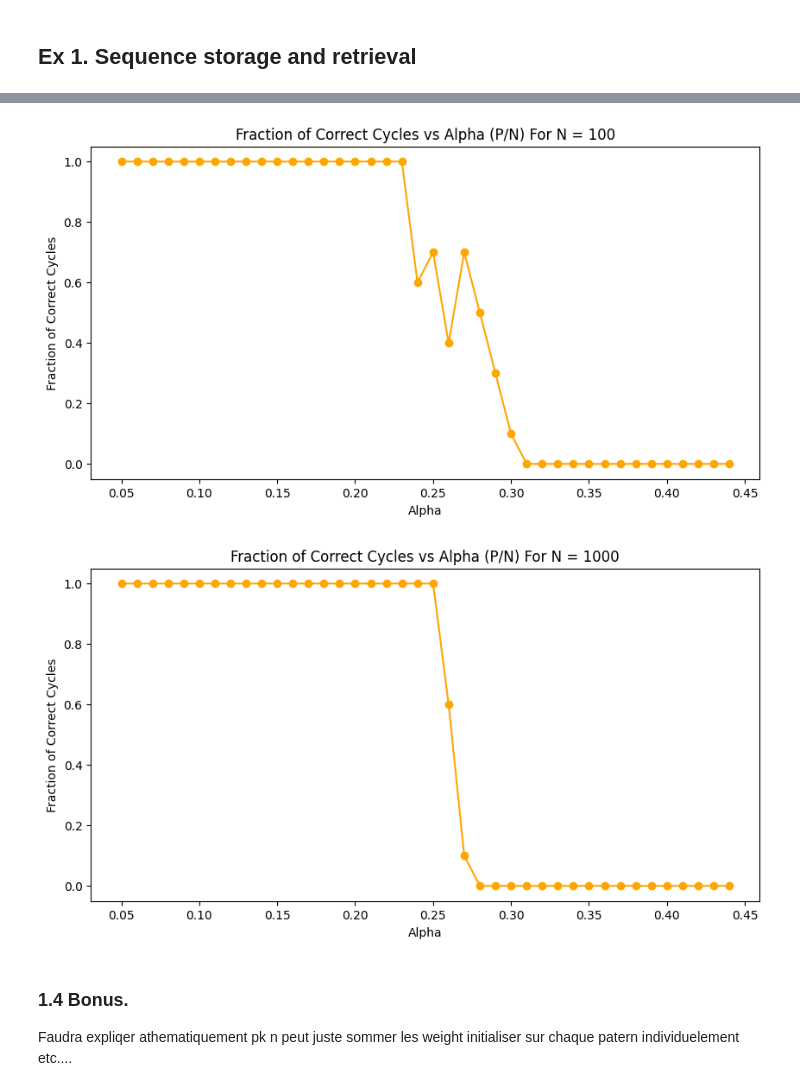
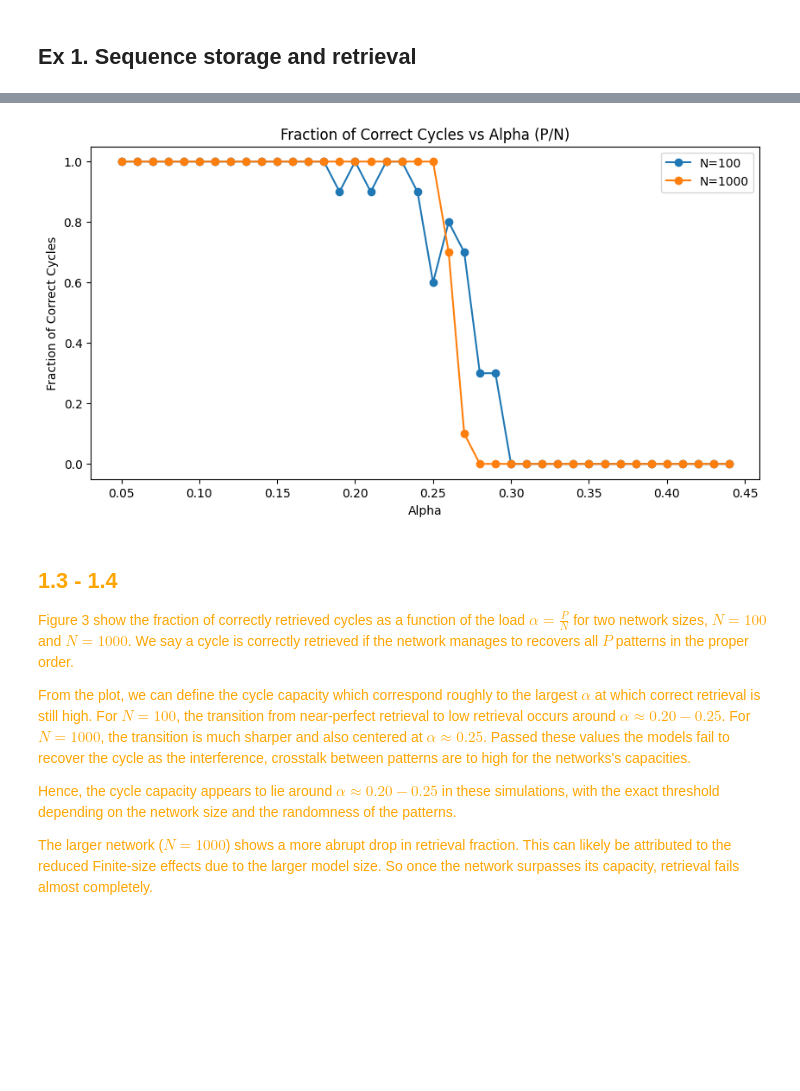
Before and after one commit to maverest/NX_465_mini_project, a Jupyter notebook: NX_465_mini_project.ipynb, the cells around one changed output, grey strips where cells are left out. Cells and saved outputs as stored; diff of their text form; code cells hidden in the pictures; blank space fills up the shorter version.

```diff
--- a/NX_465_mini_project.ipynb
+++ b/NX_465_mini_project.ipynb
@@ -276,30 +297,46 @@ Early stopping itt: 6 | Cycle not retreived in correct order 39 -> 39
 # %%
-def plot_frac_retreived_cycles_fct_network_load(N, eval_per_a = 10, alphas = np.arange(0.05, 0.45, 0.01), verbose = False):
-    retreived_frac_func_alpha = {}
-    for a in tqdm.tqdm(alphas, desc = "Alphas"):
+def get_frac_retrieved_cycles_vs_alpha(N,eval_per_a=10,alphas=np.arange(0.05, 0.45, 0.01),verbose=False):
+
+    retrieved_frac = {}
+    for a in tqdm.tqdm(alphas, desc=f"Alphas (N={N})"):
         correct_cycle = 0
-        for i in range(eval_per_a):
+        for _ in range(eval_per_a):
             P = int(N * a)
-            _,_,_,retreived = simulation(P = P, N = N, beta = 4, n_max = 2 * P, plot= False, control_cycle = True, verbose = verbose)
-            if retreived :
+            _, _, _, retrieved = simulation(
+                P=P, N=N, beta=4, n_max=2*P,
+                plot=False, control_cycle=True, verbose=verbose
+            )
+            if retrieved:
                 correct_cycle += 1
-        retreived_frac_func_alpha[a] = correct_cycle / eval_per_a
-    x = sorted(retreived_frac_func_alpha.keys())
-    y = [retreived_frac_func_alpha[k] for k in x]
-    plt.figure(figsize=(10, 5))
-    plt.plot(x, y, marker='o', color = "orange")
-    plt.title('Fraction of Correct Cycles vs Alpha (P/N) For N = {}'.format(N))
-    plt.xlabel('Alpha')
-    plt.ylabel('Fraction of Correct Cycles')
-    plt.show()
-    return retreived_frac_func_alpha
+        retrieved_frac[a] = correct_cycle / eval_per_a
 
-frac_alpha_N100 = plot_frac_retreived_cycles_fct_network_load(N = 100)
-frac_alpha_N1000 = plot_frac_retreived_cycles_fct_network_load(N = 1000)
+    x = sorted(retrieved_frac.keys())
+    y = [retrieved_frac[k] for k in x]
+    return x, y
+
+
+x_100, y_100 = get_frac_retrieved_cycles_vs_alpha(N=100)
+x_1000, y_1000 = get_frac_retrieved_cycles_vs_alpha(N=1000)
+
+plt.figure(figsize=(10, 5))
+plt.plot(x_100,  y_100,  marker='o', label='N=100')
+plt.plot(x_1000, y_1000, marker='o', label='N=1000')
+plt.title('Fraction of Correct Cycles vs Alpha (P/N)')
+plt.xlabel('Alpha')
+plt.ylabel('Fraction of Correct Cycles')
+plt.legend()
+plt.show()
 # %% [output]
-[figure, old version]
+[figure, new version]
-[figure, removed]
-# %% [markdown]
-### **1.4 Bonus.**
-
-Faudra expliqer athematiquement pk n peut juste sommer les weight initialiser sur chaque patern individuelement etc....
+# %% [markdown]
+<span style="color: orange;">
+
+## **1.3 - 1.4**
+
+Figure 3 show the fraction of correctly retrieved cycles as a function of the load $\alpha = \tfrac{P}{N}$ for two network sizes, $N=100$ and $N=1000$. We say a cycle is correctly retrieved if the network manages to recovers all $P$ patterns in the proper order.
+
+From the plot, we can define the cycle capacity which correspond roughly to the largest $\alpha$ at which correct retrieval is still high. For $N=100$, the transition from near‐perfect retrieval to low retrieval occurs around $\alpha \approx 0.20\!-\!0.25$. For $N=1000$, the transition is much sharper and also centered at $\alpha \approx 0.25$. Passed these values the models fail to recover the cycle as the interference, crosstalk between patterns are to high for the networks's capacities.
+
+Hence, the cycle capacity appears to lie around $\alpha \approx 0.20\!-\!0.25$ in these simulations, with the exact threshold depending on the network size and the randomness of the patterns.
+
+The larger network ($N=1000$) shows a more abrupt drop in retrieval fraction. This can likely be attributed to the reduced Finite-size effects due to the larger model size. So once the network surpasses its capacity, retrieval fails almost completely.
```
Also changed, not shown: parts of 9 cells of this notebook.
